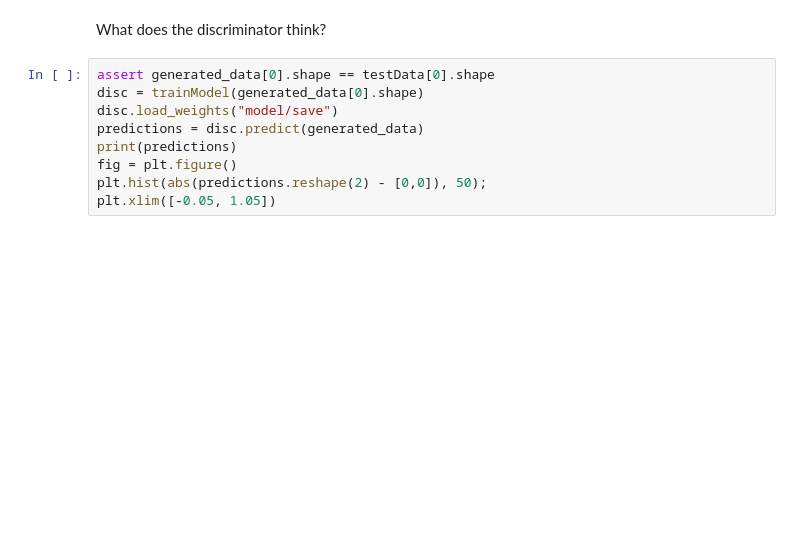
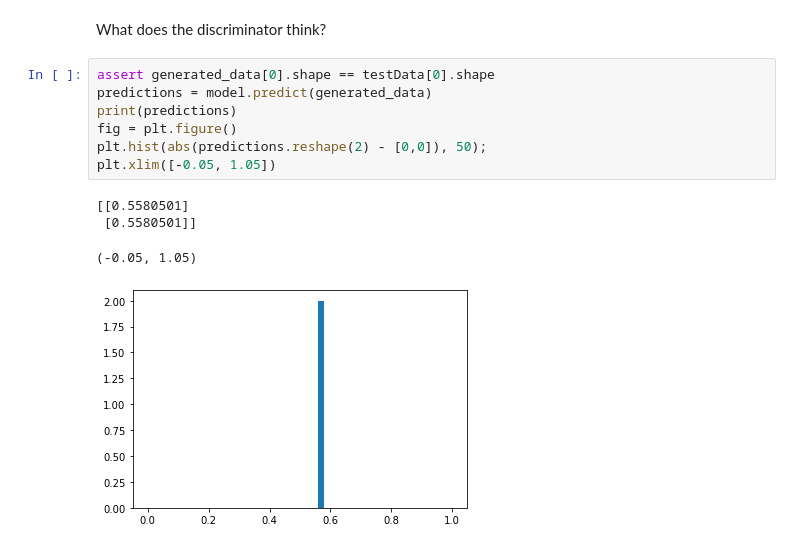
Before and after one commit to bboud/hydro-ml, a Jupyter notebook: train_model.ipynb, the cells around one changed output. Cells and saved outputs as stored; diff of their text form; blank space fills up the shorter version.

```diff
--- a/train_model.ipynb
+++ b/train_model.ipynb
@@ -231,10 +288,13 @@ plt.plot(x, generated_data[0], color="orange")
 What does the discriminator think?
 # %%
 assert generated_data[0].shape == testData[0].shape
-disc = trainModel(generated_data[0].shape)
-disc.load_weights("model/save")
-predictions = disc.predict(generated_data)
+predictions = model.predict(generated_data)
 print(predictions)
 fig = plt.figure()
 plt.hist(abs(predictions.reshape(2) - [0,0]), 50);
 plt.xlim([-0.05, 1.05])
+# %% [output]
+[[0.5580501]
+ [0.5580501]]
+(-0.05, 1.05)
+[figure, added]
```
Also changed, not shown: parts of 10 cells of this notebook, 6 other files.
